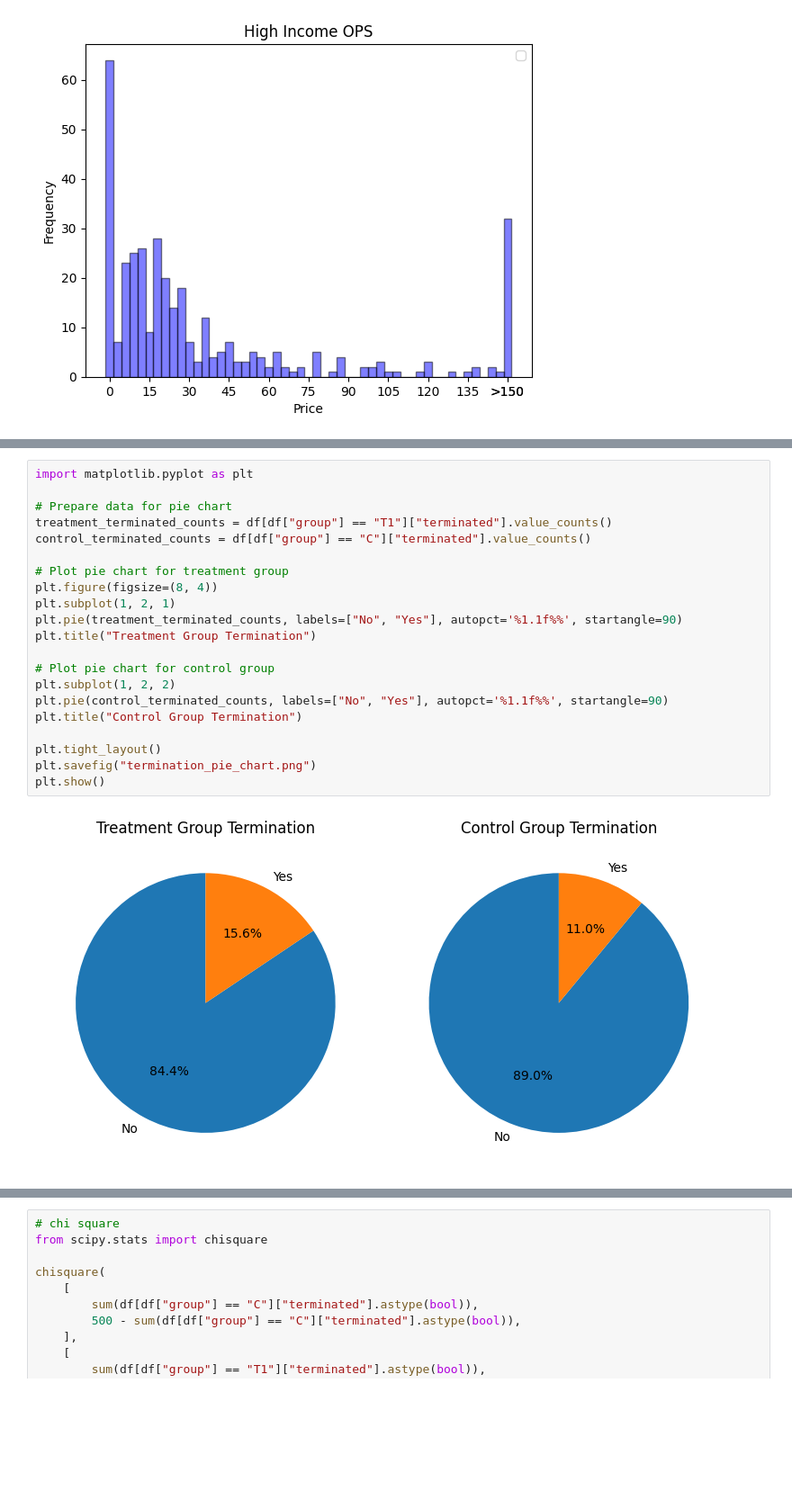
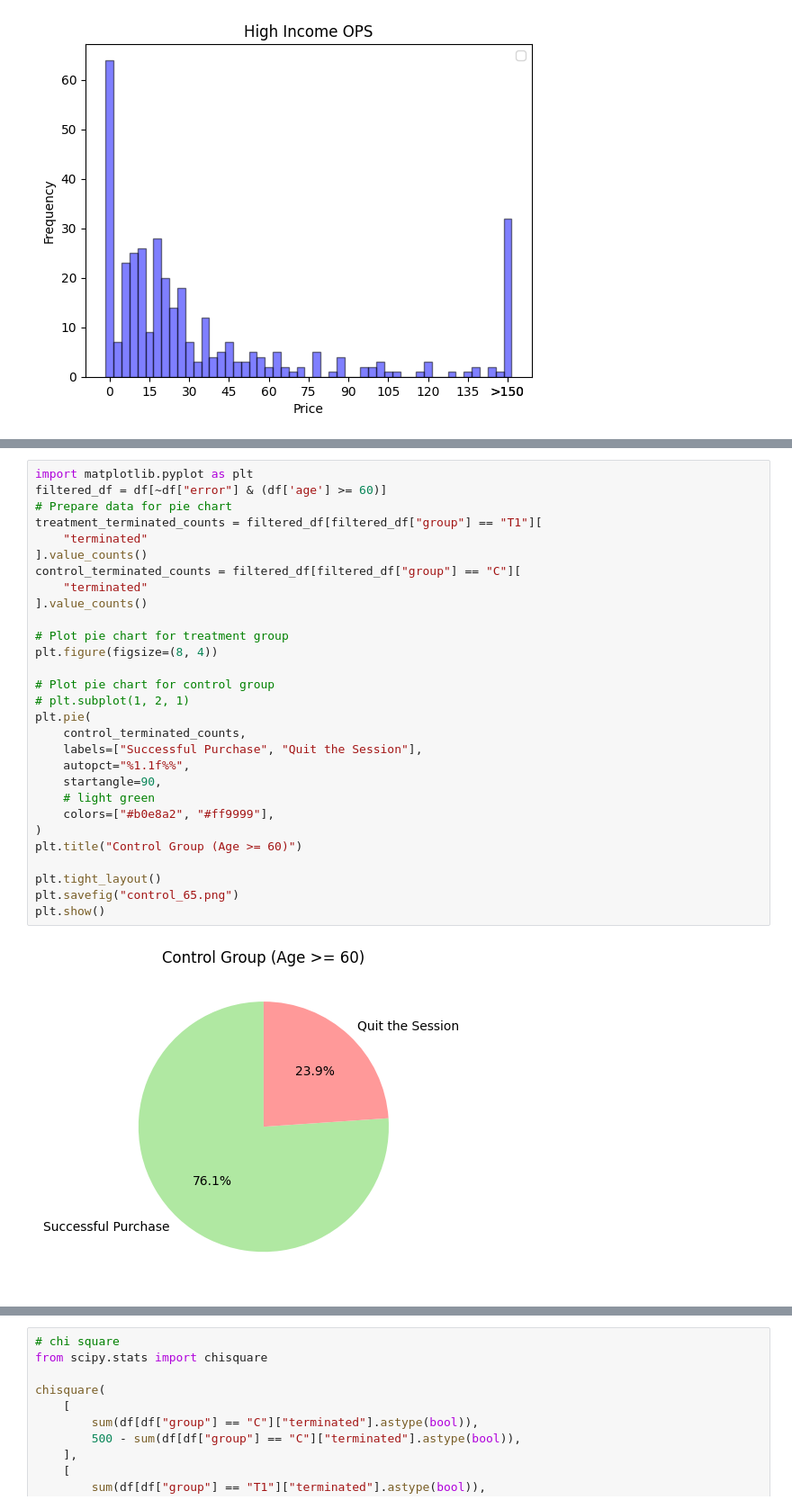
Before and after one commit to leoleoasd/simulated_web_agent, a Jupyter notebook: analysis.ipynb, the cells around one changed output, grey strips where cells are left out. Shown at 90% size. Drawn from its saved outputs; the diff is of its cells as text; blank space fills up the shorter version.

```diff
--- a/analysis.ipynb
+++ b/analysis.ipynb
@@ -588,23 +651,31 @@ t(998) = -0.592, p=0.554
 # %%
 import matplotlib.pyplot as plt
-
+filtered_df = df[~df["error"] & (df['age'] >= 60)]
 # Prepare data for pie chart
-treatment_terminated_counts = df[df["group"] == "T1"]["terminated"].value_counts()
-control_terminated_counts = df[df["group"] == "C"]["terminated"].value_counts()
+treatment_terminated_counts = filtered_df[filtered_df["group"] == "T1"][
+    "terminated"
+].value_counts()
+control_terminated_counts = filtered_df[filtered_df["group"] == "C"][
+    "terminated"
+].value_counts()
 
 # Plot pie chart for treatment group
 plt.figure(figsize=(8, 4))
-plt.subplot(1, 2, 1)
-plt.pie(treatment_terminated_counts, labels=["No", "Yes"], autopct='%1.1f%%', startangle=90)
-plt.title("Treatment Group Termination")
 
 # Plot pie chart for control group
-plt.subplot(1, 2, 2)
-plt.pie(control_terminated_counts, labels=["No", "Yes"], autopct='%1.1f%%', startangle=90)
-plt.title("Control Group Termination")
+# plt.subplot(1, 2, 1)
+plt.pie(
+    control_terminated_counts,
+    labels=["Successful Purchase", "Quit the Session"],
+    autopct="%1.1f%%",
+    startangle=90,
+    # light green
+    colors=["#b0e8a2", "#ff9999"],
+)
+plt.title("Control Group (Age >= 60)")
 
 plt.tight_layout()
-plt.savefig("termination_pie_chart.png")
+plt.savefig("control_65.png")
 plt.show()
 # %% [output]
-[figure, old version]
+[figure, new version]
```
Also changed, not shown: parts of 32 cells of this notebook, 5 other files.
